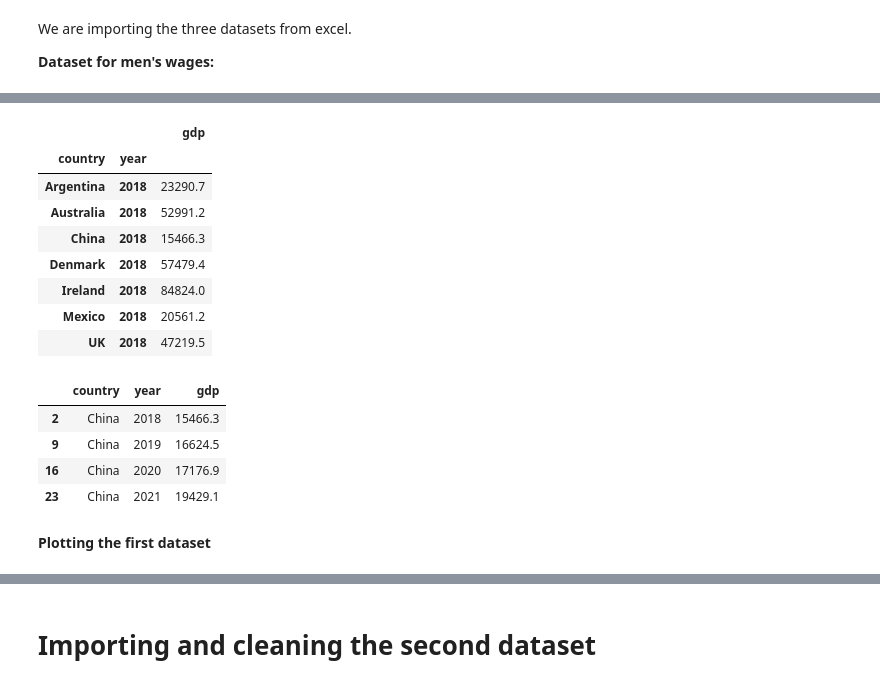
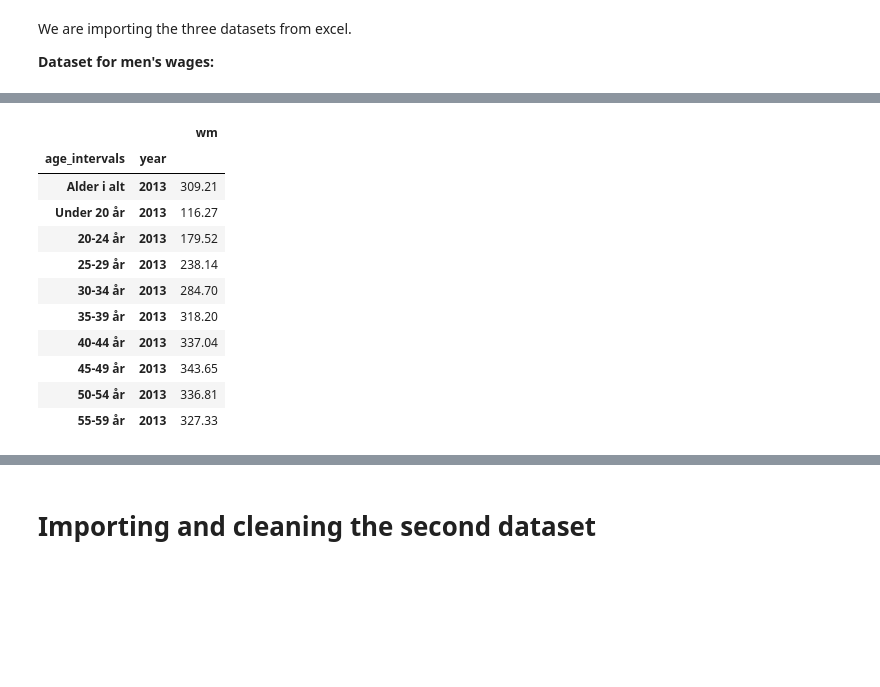
Before and after one commit to NumEconCopenhagen/projects-2023-n-m, a Jupyter notebook: dataproject/dataproject.ipynb, the cells around one changed output, grey strips where cells are left out. Saved outputs shown, nothing was run; the diff lists cells and outputs as text; code cells hidden in the pictures; blank space fills up the shorter version.

```diff
--- a/dataproject/dataproject.ipynb
+++ b/dataproject/dataproject.ipynb
@@ -36,8 +33,7 @@ We are importing the three datasets from excel.
 **Dataset for men's wages:**
 # %%
 #import data
-filename = 'GDP2.xlsx'
+filename = 'wm.xlsx'
 pd.read_excel(filename).head(7)
 
-gdp = pd.read_excel(filename, skiprows=2)
-gdp.head(7)
+wm = pd.read_excel(filename, skiprows=2)
@@ -53,5 +40,4 @@ gdp.head(7)
 # %%
 #Removing the first columns
-drop_these = ['Unnamed: ' + str(num) for num in range(2)]
-gdp.drop(drop_these, axis=1, inplace=True)
-gdp.head(7)
+drop_these = ['Unnamed: ' + str(num) for num in range(5)]
+wm.drop(drop_these, axis=1, inplace=True)
@@ -96,0 +44,11 @@ gdp.iloc[0:7,:]
+# %%
+wm.rename(columns = {'Unnamed: 5':'age_intervals'}, inplace=True)
+
+# Renaming the columns
+col_dict = {}
+for i in range(2013, 2021+1):
+    col_dict[str(i)] = f'wm{i}'
+col_dict
+wm.rename(columns = col_dict, inplace=True)
+
+wm
@@ -97,25 +68,17 @@ gdp.iloc[0:7,:]
 # %%
 #Changing from wide to long
-gdp_long = pd.wide_to_long(gdp, stubnames='gdp', i='country', j='year')
-gdp_long.head(7)
+wm_long = pd.wide_to_long(wm, stubnames='wm', i='age_intervals', j='year')
+wm_long.head(10)
 # %% [output]
-|  |  | gdp |
-| country | year |  |
-| Argentina | 2018 | 23290.7 |
-| Australia | 2018 | 52991.2 |
-| China | 2018 | 15466.3 |
-| Denmark | 2018 | 57479.4 |
-| Ireland | 2018 | 84824.0 |
-| Mexico | 2018 | 20561.2 |
-| UK | 2018 | 47219.5 |
+|  |  | wm |
+| age_intervals | year |  |
+| Alder i alt | 2013 | 309.21 |
+| Under 20 år | 2013 | 116.27 |
+| 20-24 år | 2013 | 179.52 |
+| 25-29 år | 2013 | 238.14 |
+| 30-34 år | 2013 | 284.70 |
+| 35-39 år | 2013 | 318.20 |
+| 40-44 år | 2013 | 337.04 |
+| 45-49 år | 2013 | 343.65 |
+| 50-54 år | 2013 | 336.81 |
+| 55-59 år | 2013 | 327.33 |
-# %%
-gdp_long = gdp_long.reset_index()
-gdp_long.loc[gdp_long.country == 'China', :]
-# %% [output]
-|  | country | year | gdp |
-| 2 | China | 2018 | 15466.3 |
-| 9 | China | 2019 | 16624.5 |
-| 16 | China | 2020 | 17176.9 |
-| 23 | China | 2021 | 19429.1 |
-# %% [markdown]
-**Plotting the first dataset**
```
Also changed, not shown: parts of 37 cells of this notebook.
